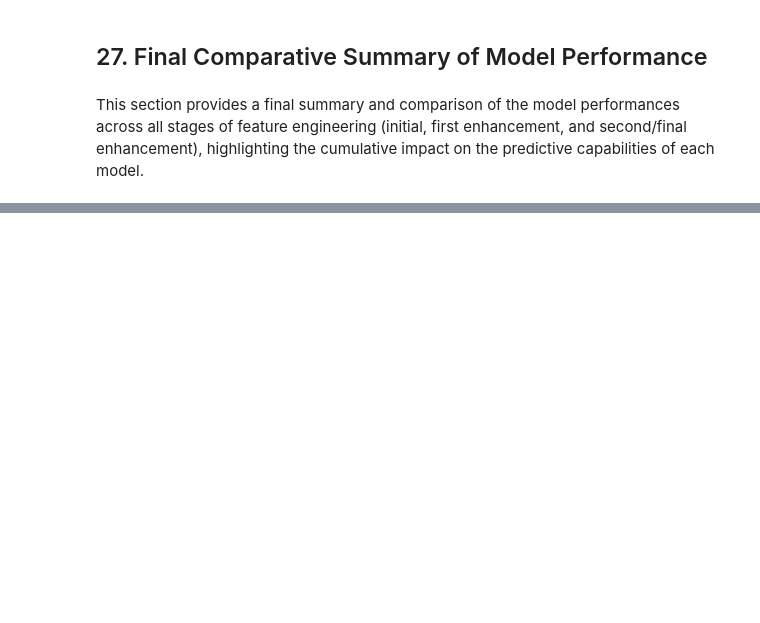
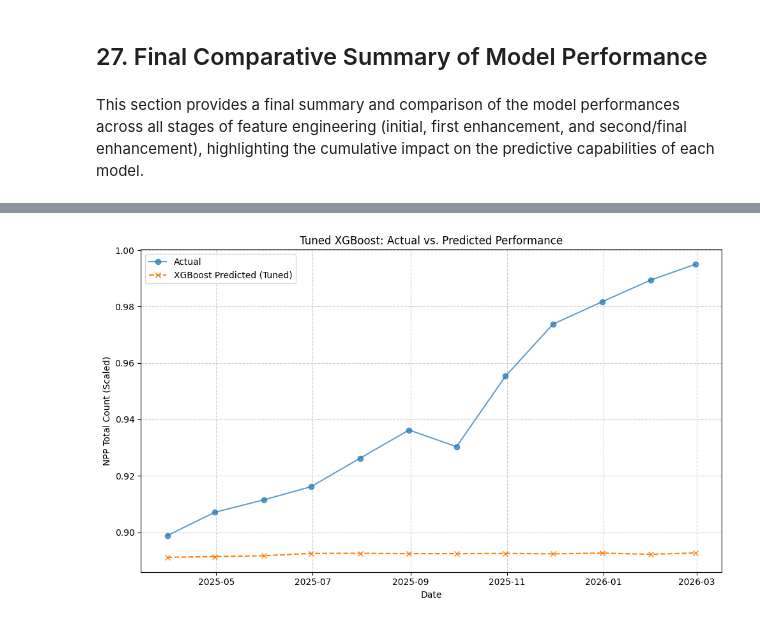
Before and after one commit to varunpkv/RBA-Payment-Trends-Capstone, a Jupyter notebook: RBA_Payment_Trends_Forecasting_and_Shift_Detection.ipynb, the cells around one changed output, grey strips where cells are left out. Drawn from its saved outputs; the diff is of its cells as text; code cells hidden in the pictures; blank space fills up the shorter version.

```diff
--- a/RBA_Payment_Trends_Forecasting_and_Shift_Detection.ipynb
+++ b/RBA_Payment_Trends_Forecasting_and_Shift_Detection.ipynb
@@ -1862,0 +1941,6 @@ This section provides a final summary and comparison of the model performances a
+# %%
+# Re-train the XGBoost model with the best parameters
+xgb_model_tuned = random_search.best_estimator_
+xgb_model_tuned.fit(X_train_enh2, y_train_enh2)
+
+print("XGBoost Regressor model re-trained successfully with tuned hyper-parameters.")
@@ -1862,0 +1954,5 @@ This section provides a final summary and comparison of the model performances a
+# %%
+# Make predictions
+xgb_predictions_tuned = xgb_model_tuned.predict(X_test_enh2)
+
+print("Predictions generated for the tuned XGBoost model.")
@@ -1862,0 +1989,20 @@ This section provides a final summary and comparison of the model performances a
+# %%
+# Ensure y_test_enh2 and predictions are available from the previous step
+if 'y_test_enh2' in locals() and 'xgb_predictions_tuned' in locals():
+    plt.figure(figsize=(10, 6))
+
+    # Plot Actual vs. Predicted for Tuned XGBoost
+    plt.plot(y_test_enh2.index, y_test_enh2, label='Actual', marker='o', alpha=0.7)
+    plt.plot(y_test_enh2.index, xgb_predictions_tuned, label='XGBoost Predicted (Tuned)', marker='x', linestyle='--')
+
+    plt.title('Tuned XGBoost: Actual vs. Predicted Performance')
+    plt.xlabel('Date')
+    plt.ylabel('NPP Total Count (Scaled)')
+    plt.legend()
+    plt.grid(True, linestyle='--', alpha=0.6)
+    plt.tight_layout()
+    plt.show()
+else:
+    print("Error: y_test_enh2 or xgb_predictions_tuned not found. Please ensure cell 29.1 and 29.2 have been executed.")
+# %% [output]
+[figure, added]
```
Also changed, not shown: parts of 45 cells of this notebook.
